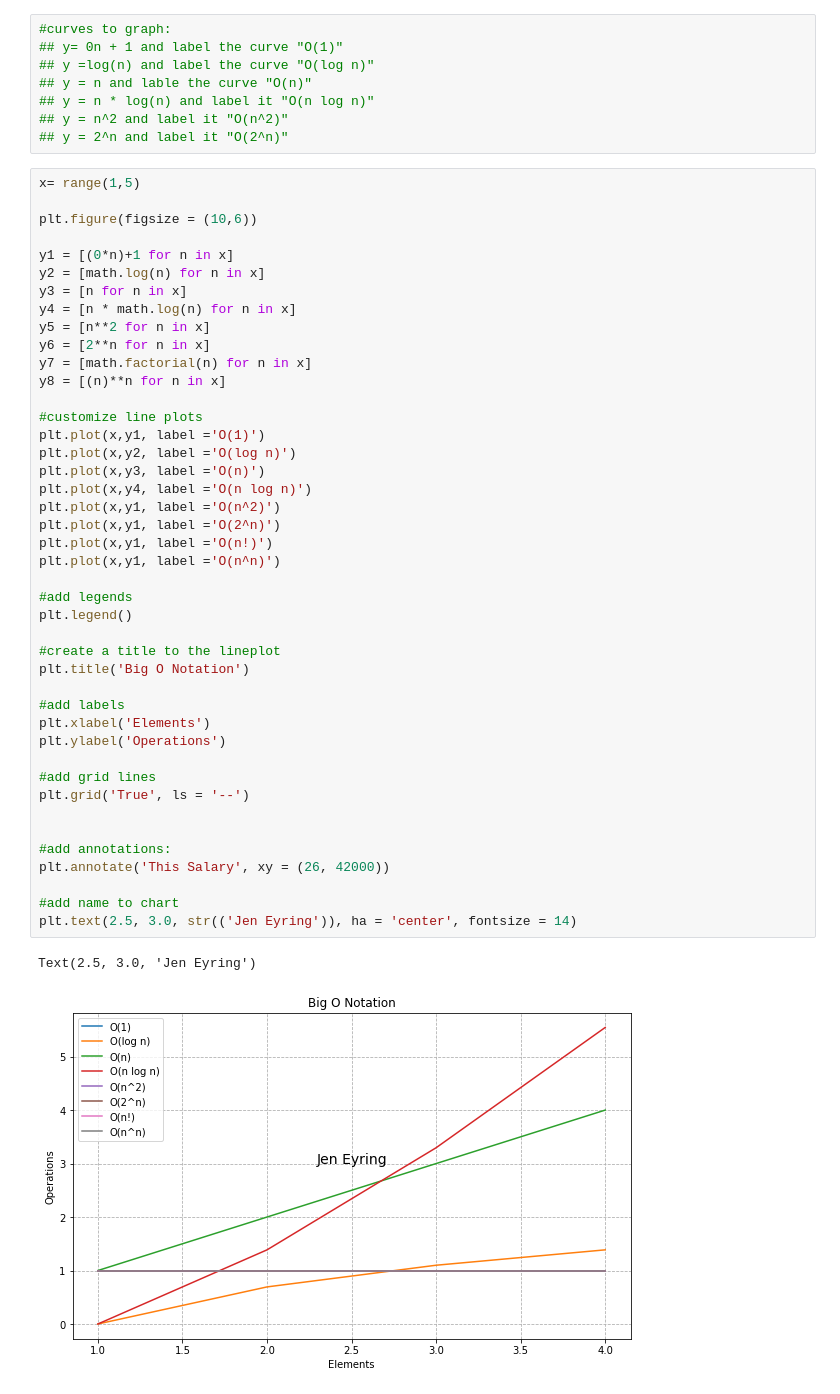
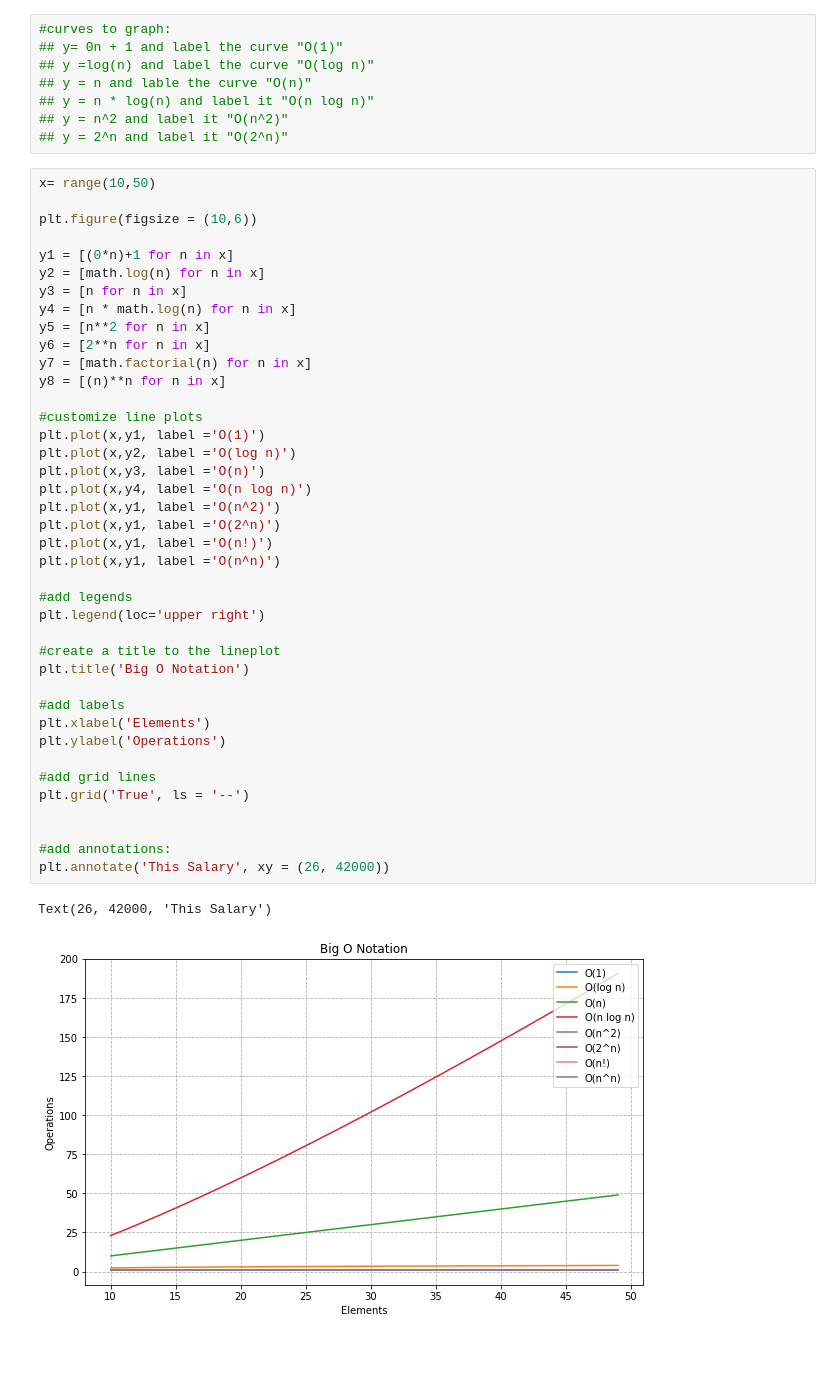
Before and after one commit to jeneyring/python-exercises, a Jupyter notebook: big_o_notation.ipynb, the cells around one changed output. Saved outputs shown, nothing was run; the diff lists cells and outputs as text; blank space fills up the shorter version.

```diff
--- a/big_o_notation.ipynb
+++ b/big_o_notation.ipynb
@@ -22,7 +22,7 @@ import pandas as pd
 ## y = n^2 and label it "O(n^2)"
 ## y = 2^n and label it "O(2^n)"
 # %%
-x= range(1,5)
+x= range(10,50)
 
 plt.figure(figsize = (10,6))
 
@@ -34,36 +34,33 @@ y5 = [n**2 for n in x]
 y6 = [2**n for n in x]
 y7 = [math.factorial(n) for n in x]
 y8 = [(n)**n for n in x]
 
 #customize line plots
 plt.plot(x,y1, label ='O(1)')
 plt.plot(x,y2, label ='O(log n)')
 plt.plot(x,y3, label ='O(n)')
 plt.plot(x,y4, label ='O(n log n)')
 plt.plot(x,y1, label ='O(n^2)')
 plt.plot(x,y1, label ='O(2^n)')
 plt.plot(x,y1, label ='O(n!)')
 plt.plot(x,y1, label ='O(n^n)')
 
 #add legends
-plt.legend()
+plt.legend(loc='upper right')
 
 #create a title to the lineplot
 plt.title('Big O Notation')
 
 #add labels
 plt.xlabel('Elements')
 plt.ylabel('Operations')
 
 #add grid lines
 plt.grid('True', ls = '--')
 
 
 #add annotations:
 plt.annotate('This Salary', xy = (26, 42000))
-
-#add name to chart
-plt.text(2.5, 3.0, str(('Jen Eyring')), ha = 'center', fontsize = 14)
 # %% [output]
-Text(2.5, 3.0, 'Jen Eyring')
+Text(26, 42000, 'This Salary')
-[figure, old version]
+[figure, new version]
```
Also changed, not shown: parts of 2 cells of this notebook, 2 other files.
